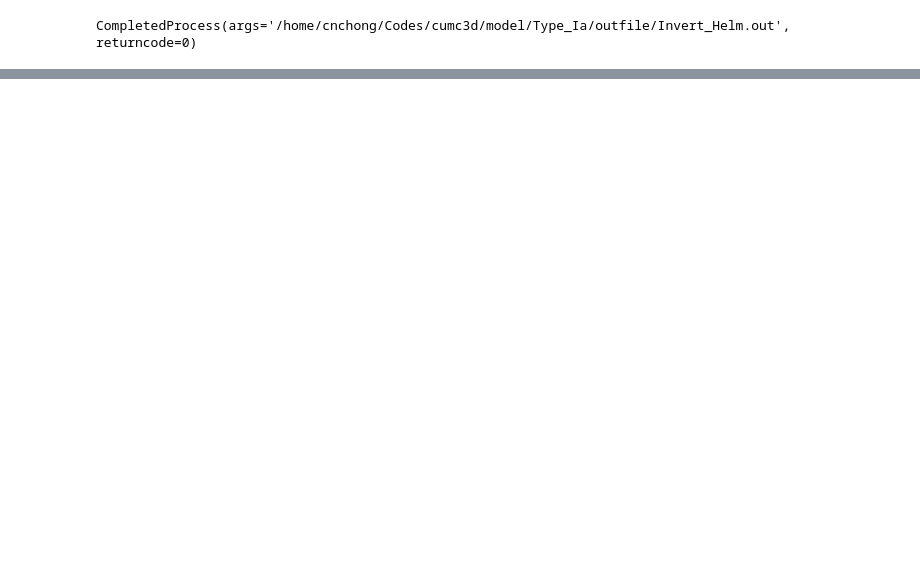
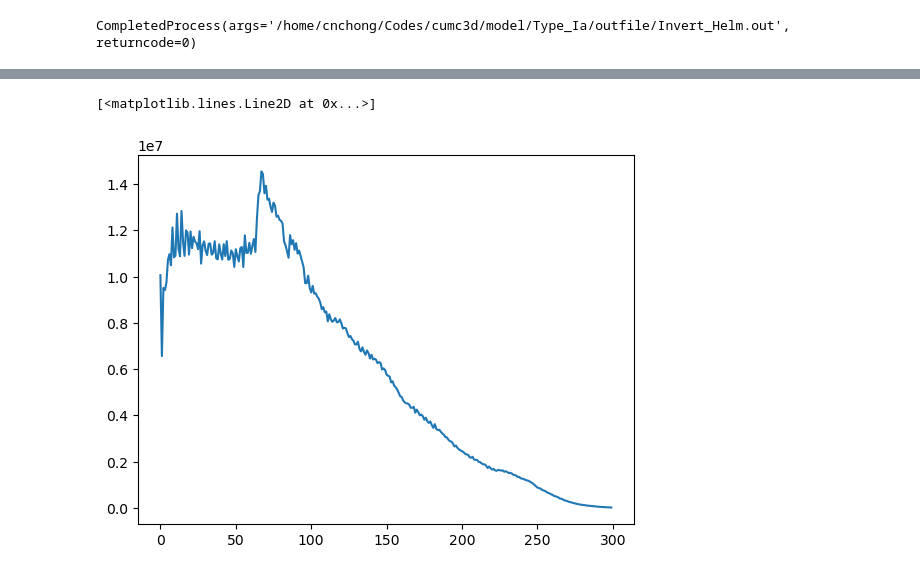
Before and after one commit to Chad-Chong/cumc3d, a Jupyter notebook: model/Type_Ia/outfile/To_SNEC.ipynb, the cells around one changed output, grey strips where cells are left out. Saved outputs shown, nothing was run; the diff lists cells and outputs as text; code cells hidden in the pictures; blank space fills up the shorter version.

```diff
--- a/model/Type_Ia/outfile/To_SNEC.ipynb
+++ b/model/Type_Ia/outfile/To_SNEC.ipynb
@@ -363,0 +402,5 @@ Mass coordinate of boundary Ni is 1.3615644404097291 solar mass
+# %%
+plt.plot(dens_r)
+# %% [output]
+[<matplotlib.lines.Line2D at 0x...>]
+[figure, added]
```
Also changed, not shown: parts of 14 cells of this notebook, 10 other files.
